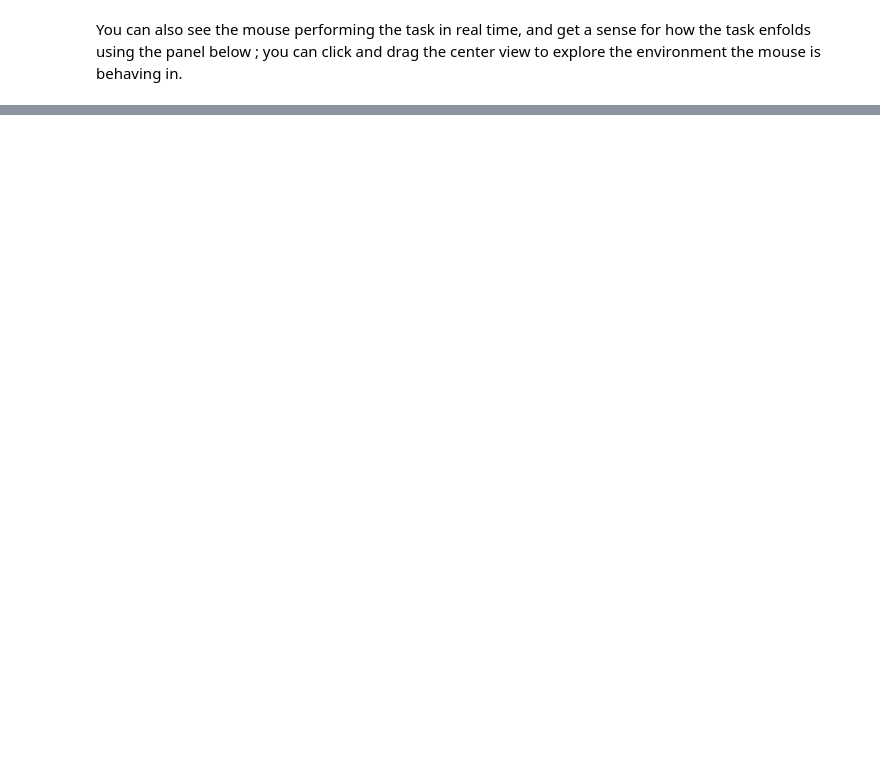
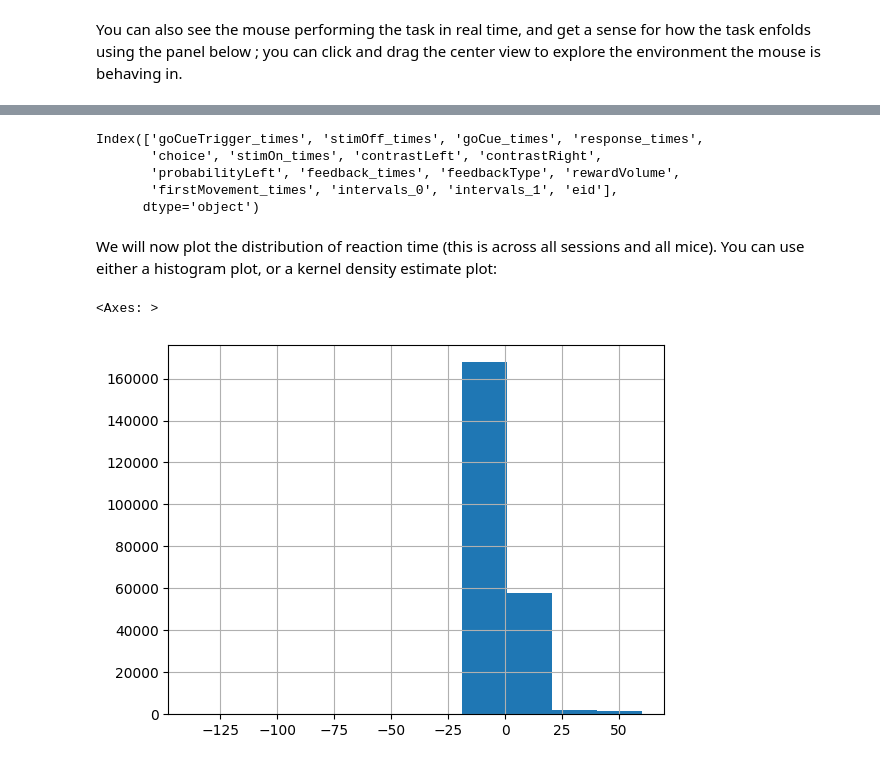
Before and after one commit to int-brain-lab/iblcourse, a Jupyter notebook: sources/behavior_course/course.ipynb, the cells around one changed output, grey strips where cells are left out. Cells and saved outputs as stored; diff of their text form; code cells hidden in the pictures; blank space fills up the shorter version.

```diff
--- a/sources/behavior_course/course.ipynb
+++ b/sources/behavior_course/course.ipynb
@@ -47,0 +64,11 @@ Look at the contrast on the screen, and pretend you are doing the task in your m
+# %%
+import pandas as pd
+from pathlib import Path
+import numpy as np
+
+LOCAL_PATH = Path('/Users/gaelle/Documents/Work/Course')
+
+# Load the data
+df_sess = pd.read_parquet(LOCAL_PATH.joinpath('sessions.pqt'))
+df_subj = pd.read_parquet(LOCAL_PATH.joinpath('subjects.pqt'))
+df_trial = pd.read_parquet(LOCAL_PATH.joinpath('trials.pqt'))
@@ -47,0 +90,17 @@ Look at the contrast on the screen, and pretend you are doing the task in your m
+# %%
+print(df_trial.columns)
+
+df_trial['reaction_time'] = df_trial['response_times'] - df_trial['goCue_times']
+# %% [output]
+Index(['goCueTrigger_times', 'stimOff_times', 'goCue_times', 'response_times',
+       'choice', 'stimOn_times', 'contrastLeft', 'contrastRight',
+       'probabilityLeft', 'feedback_times', 'feedbackType', 'rewardVolume',
+       'firstMovement_times', 'intervals_0', 'intervals_1', 'eid'],
+      dtype='object')
+# %% [markdown]
+We will now plot the distribution of reaction time (this is across all sessions and all mice). You can use either a histogram plot, or a kernel density estimate plot:
+# %%
+df_trial['reaction_time'].hist()
+# %% [output]
+<Axes: >
+[figure, added]
```
Also changed, not shown: parts of 12 cells of this notebook, 1 other file.
